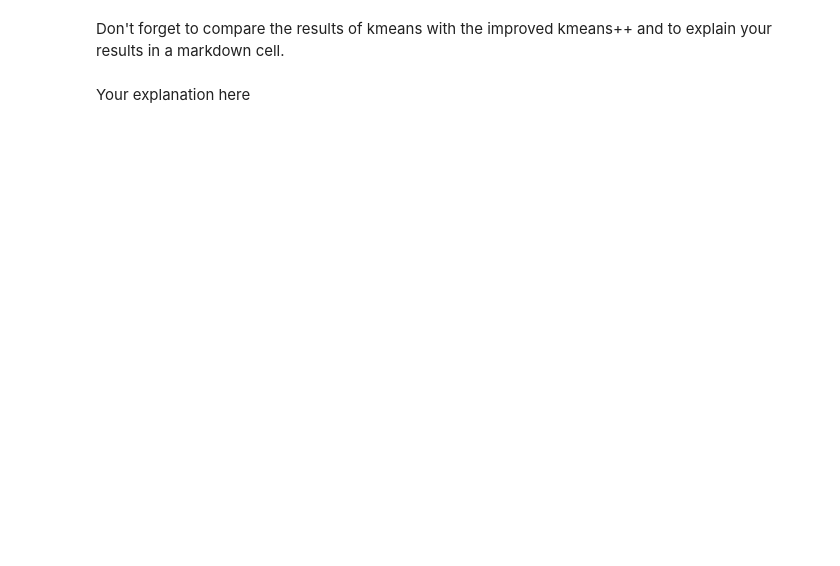
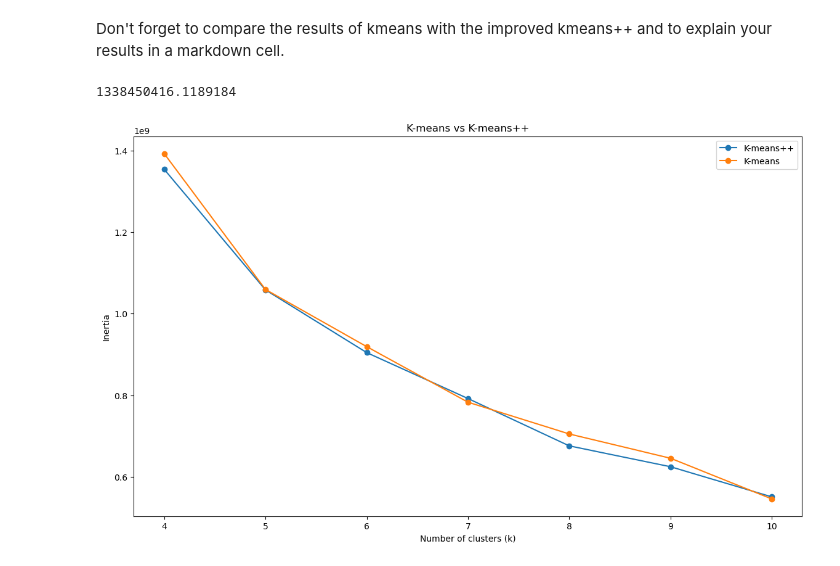
Before and after one commit to liel109/Machine-Learning, a Jupyter notebook: Hw-6/hw6.ipynb, the cells around one changed output. Cells and saved outputs as stored; diff of their text form; code cells hidden in the pictures; blank space fills up the shorter version.

```diff
--- a/Hw-6/hw6.ipynb
+++ b/Hw-6/hw6.ipynb
@@ -237,2 +219,41 @@ Don't forget to compare the results of kmeans with the improved kmeans++ and to
-# %% [markdown]
-Your explanation here
+# %%
+################################ TEST ################################
+from hw6 import inertia
+from hw6 import calculate_lp_distance
+centroids, classes = kmeans_pp(image, k=4, p=2, max_iter=100)
+
+arr1 = np.array([[1,2]])
+arr2 = np.array([3,2])
+
+print(inertia(image,classes,centroids,2))
+# %% [output]
+1338450416.1189184
+# %%
+from hw6 import inertia
+
+k_range = range(4,11)
+p=2
+kmeans_pp_mean_inertia = []
+kmeans_mean_inertia = []
+for k in k_range:
+    kmeans_pp_results = []
+    kmeans_results = []
+    for j in range(10):
+        centroids, classes = kmeans_pp(image, k, p, max_iter=100)
+        kmeans_pp_results.append(inertia(image, classes, centroids,p))
+        centroids, classes = kmeans(image, k, p, max_iter=100)
+        kmeans_results.append(inertia(image,classes,centroids,p))
+
+    kmeans_pp_mean_inertia.append(np.mean(kmeans_pp_results))
+    kmeans_mean_inertia.append(np.mean(kmeans_results))
+# %%
+plt.plot(k_range, kmeans_pp_mean_inertia, label='K-means++', marker='o')
+plt.plot(k_range, kmeans_mean_inertia, label='K-means', marker='o')
+
+plt.xlabel('Number of clusters (k)')
+plt.ylabel('Inertia')
+plt.title('K-means vs K-means++')
+plt.legend()
+plt.show()
+# %% [output]
+[figure, added]
```
Also changed, not shown: parts of 10 cells of this notebook, 2 other files.
